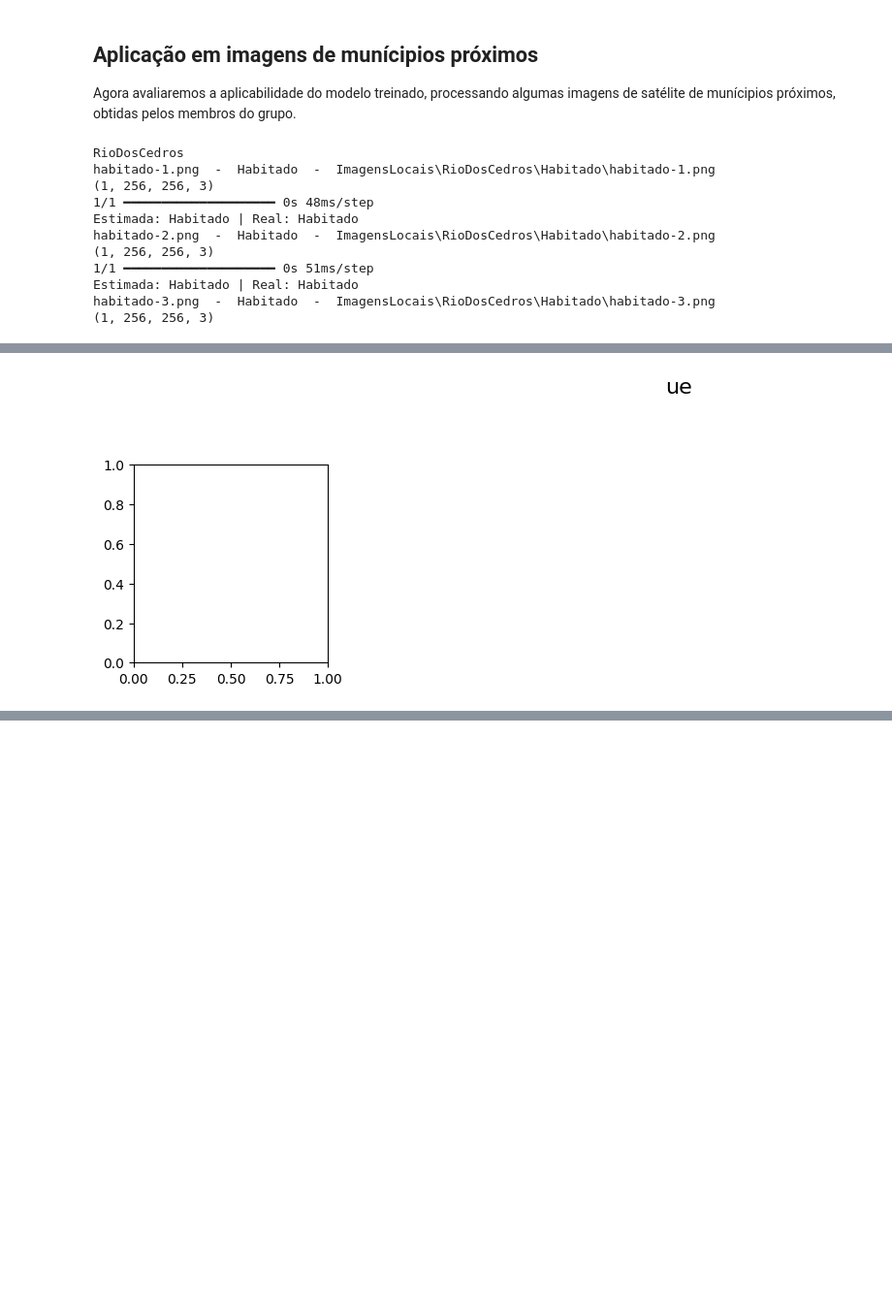
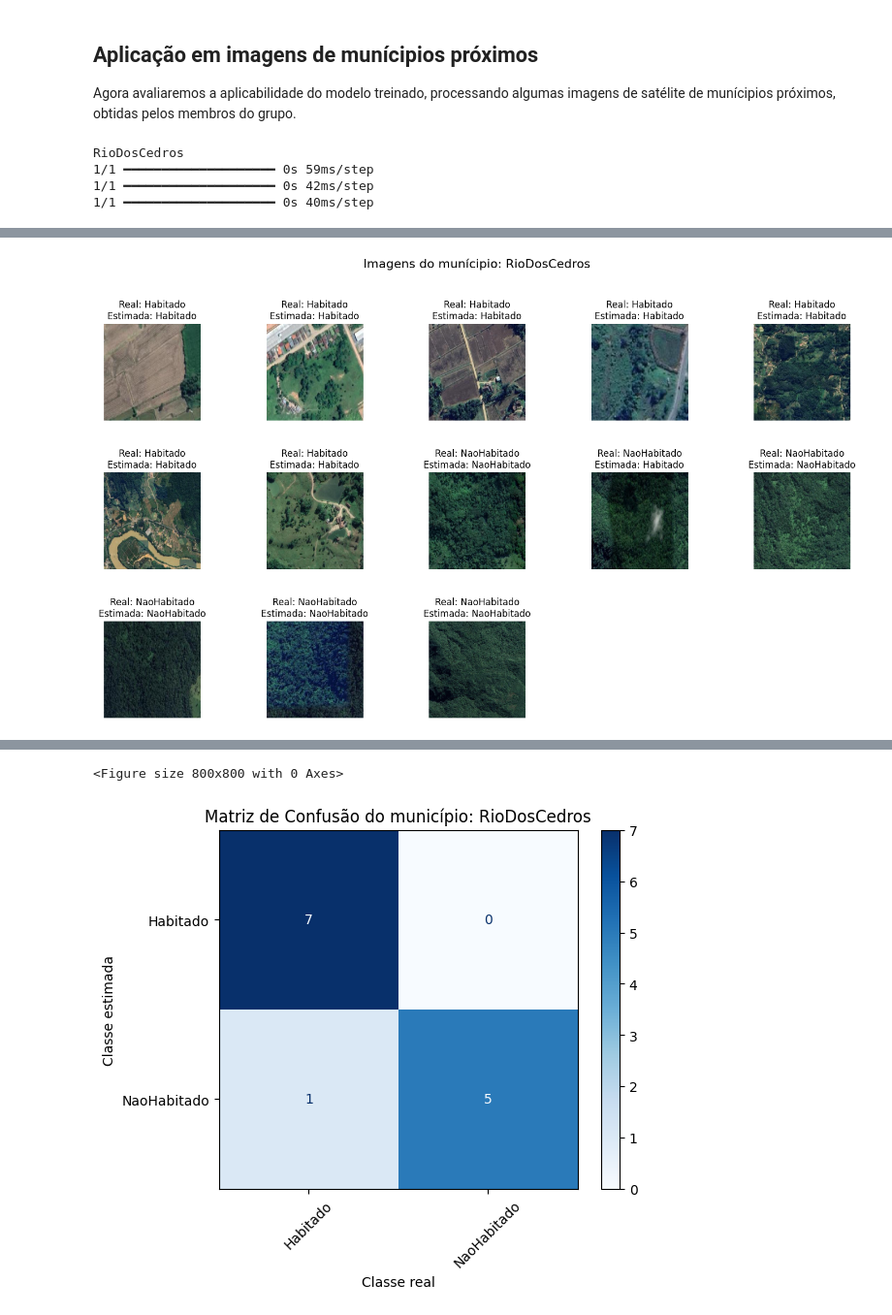
Before and after one commit to luizklitzke1/PI-Final, a Jupyter notebook: TrabalhoFinalPI.ipynb, the cells around one changed output, grey strips where cells are left out. Shown at 97% size. Drawn from its saved outputs; the diff is of its cells as text; code cells hidden in the pictures; blank space fills up the shorter version.

Commit message:
Ajustes de formatação e exemplos em municipios

```diff
--- a/TrabalhoFinalPI.ipynb
+++ b/TrabalhoFinalPI.ipynb
@@ -27,6 +27,12 @@ import os
 img_height, img_width = 256, 256
 path_dataset = "Dataset"
 labels_classes = ["Habitado", "NaoHabitado"]
+
+def get_indice_label(label):
+    try:
+        return labels_classes.index(label)
+    except ValueError:
+        return -1
 # %% [markdown]
 ### Carregar dados do dataset através da estrutura de pastas
 # %%
@@ -262,36 +270,28 @@ Agora avaliaremos a aplicabilidade do modelo treinado, processando algumas image
 # %%
 path_locais = "ImagensLocais"
 
-imagens = []
-labels_reais = []
-labels_estimadas = []
+def processa_municipio(nome_muncipio, path_municipio):
+    imagens = []
+    labels_reais = []
+    labels_estimadas = []
 
-def processa_municipio(nome_muncipio, path_municipio):
     for root, dirs, files in os.walk(path_municipio):
         for file in files:
             path_imagem = os.path.join(root, file)
-            nome_imagem = file
             label_real = os.path.basename(root)
-            labels_reais.append(label_real)
-
-            print(nome_imagem, " - ", label_real, " - ", path_imagem)
-
+            labels_reais.append(get_indice_label(label_real))
             img = keras.utils.load_img(path = path_imagem, target_size = (img_height, img_width), keep_aspect_ratio = False)
-            imagens.append(img)
 
             img_array = keras.utils.img_to_array(img)
+            imagens.append(img_array)
             img_array = np.expand_dims(img_array, axis = 0)
-            print(img_array.shape)
 
             pred = cnn.predict(img_array)
-            label_estimada = labels_classes[int((pred > 0.5).astype("int32").flatten())]
+            label_estimada = int((pred > 0.5).astype("int32").flatten())
             labels_estimadas.append(label_estimada)
 
-            print(f"Estimada: {label_estimada} | Real: {label_real}")
-            if label_estimada != label_real:
-                print("ERROU AQUI")
-
-    mostra_grid_classificacao(imagens, labels_reais, labels_estimadas, "ue")
+    mostra_grid_classificacao(imagens, labels_reais, labels_estimadas, f"Imagens do munícipio: {nome_muncipio}")
+    monta_matriz_confusao(labels_reais, labels_estimadas, f"Matriz de Confusão do município: {nome_muncipio}")
 
 with os.scandir(path_locais) as itens_pasta:
     for item in itens_pasta:
@@ -300,13 +300,6 @@ with os.scandir(path_locais) as itens_pasta:
             processa_municipio(item.name, os.path.join(path_locais, item.name))
 # %% [output]
 RioDosCedros
-habitado-1.png  -  Habitado  -  ImagensLocais\RioDosCedros\Habitado\habitado-1.png
-(1, 256, 256, 3)
-1/1 ━━━━━━━━━━━━━━━━━━━━ 0s 48ms/step
-Estimada: Habitado | Real: Habitado
-habitado-2.png  -  Habitado  -  ImagensLocais\RioDosCedros\Habitado\habitado-2.png
-(1, 256, 256, 3)
-1/1 ━━━━━━━━━━━━━━━━━━━━ 0s 51ms/step
-Estimada: Habitado | Real: Habitado
-habitado-3.png  -  Habitado  -  ImagensLocais\RioDosCedros\Habitado\habitado-3.png
-(1, 256, 256, 3)
+1/1 ━━━━━━━━━━━━━━━━━━━━ 0s 59ms/step
+1/1 ━━━━━━━━━━━━━━━━━━━━ 0s 42ms/step
+1/1 ━━━━━━━━━━━━━━━━━━━━ 0s 40ms/step
@@ -329,0 +316 @@ Estimada: NaoHabitado | Real: NaoHabitado
+[figure, new version]
@@ -331 +319,0 @@ AttributeError: 'Image' object has no attribute 'numpy'
-[figure, old version]
@@ -331,0 +332,2 @@ AttributeError: 'Image' object has no attribute 'numpy'
+<Figure size 800x800 with 0 Axes>
+[figure, added]
```
Also changed, not shown: parts of 4 cells of this notebook.
